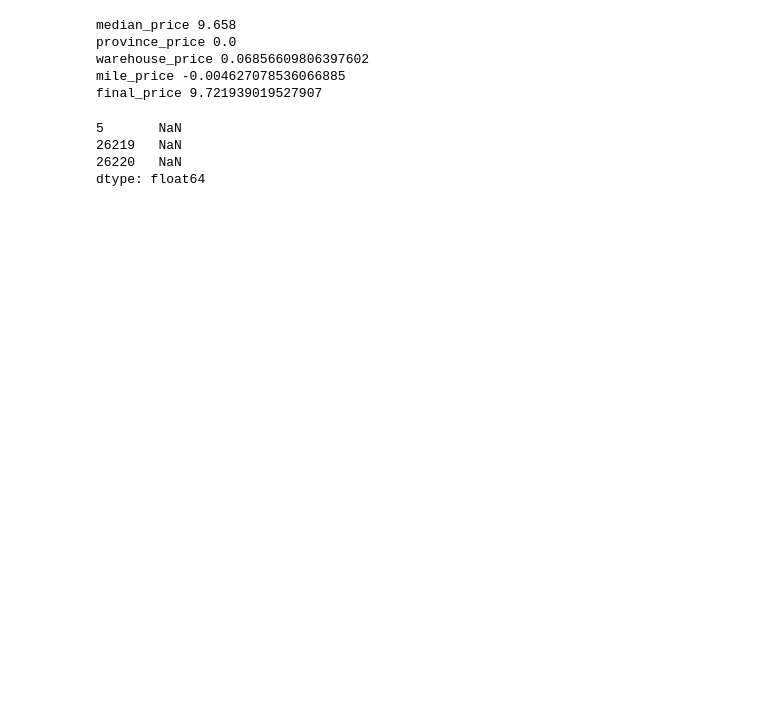
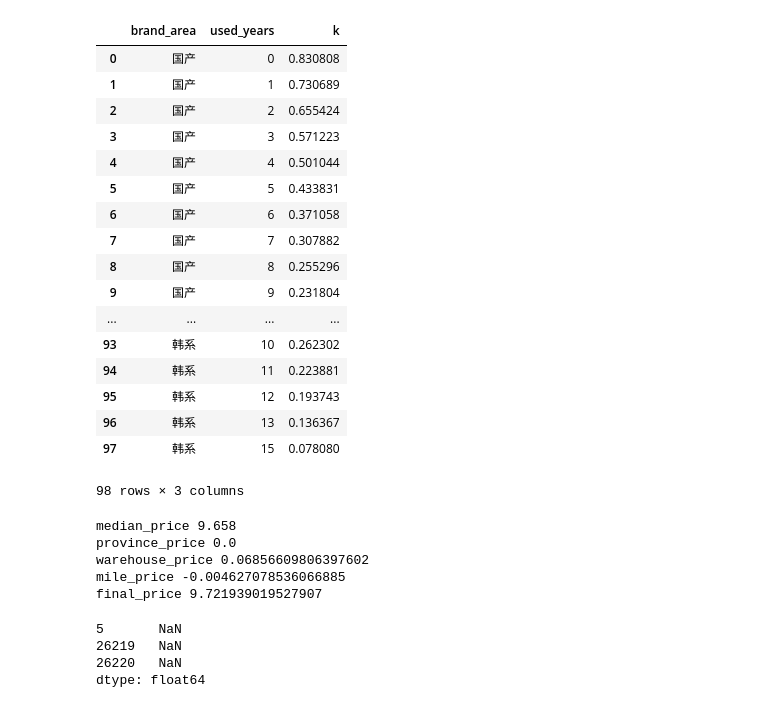
Before and after one commit to dj-lei/evaluation-predict, a Jupyter notebook: explore/analyze_display.ipynb, the cells around one changed output. Saved outputs shown, nothing was run; the diff lists cells and outputs as text; code cells hidden in the pictures; blank space fills up the shorter version.

```diff
--- a/explore/analyze_display.ipynb
+++ b/explore/analyze_display.ipynb
@@ -25,3 +99,24 @@ div_mile = pd.read_csv('../tmp/train/div_mile.csv')
+# %%
+line_k_param
+# %% [output]
+|  | brand_area | used_years | k |
+| 0 | 国产 | 0 | 0.830808 |
+| 1 | 国产 | 1 | 0.730689 |
+| 2 | 国产 | 2 | 0.655424 |
+| 3 | 国产 | 3 | 0.571223 |
+| 4 | 国产 | 4 | 0.501044 |
+| 5 | 国产 | 5 | 0.433831 |
+| 6 | 国产 | 6 | 0.371058 |
+| 7 | 国产 | 7 | 0.307882 |
+| 8 | 国产 | 8 | 0.255296 |
+| 9 | 国产 | 9 | 0.231804 |
+| ... | ... | ... | ... |
+| 93 | 韩系 | 10 | 0.262302 |
+| 94 | 韩系 | 11 | 0.223881 |
+| 95 | 韩系 | 12 | 0.193743 |
+| 96 | 韩系 | 13 | 0.136367 |
+| 97 | 韩系 | 15 | 0.078080 |
+98 rows × 3 columns
 # %%
 model_detail_slug = '110158_autotis'
 province = '四川'
```
Also changed, not shown: parts of 5 cells of this notebook, 2 other files.
